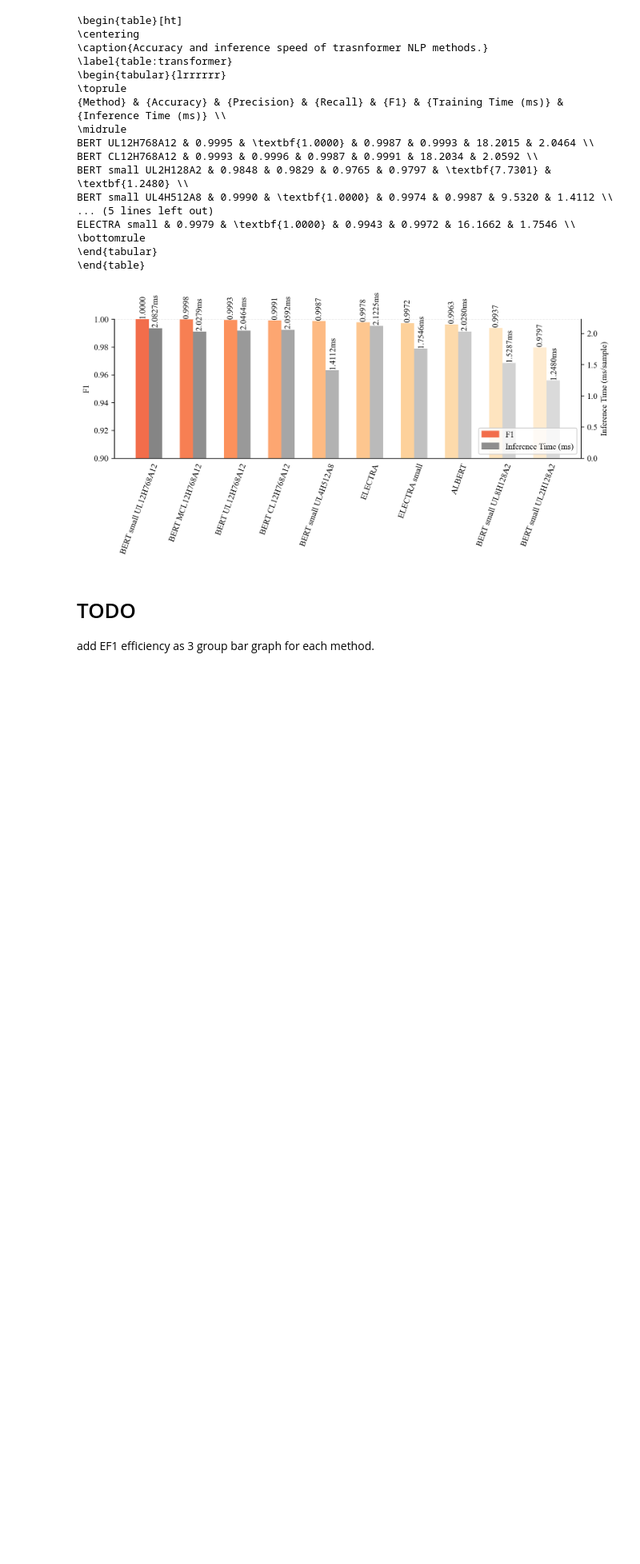
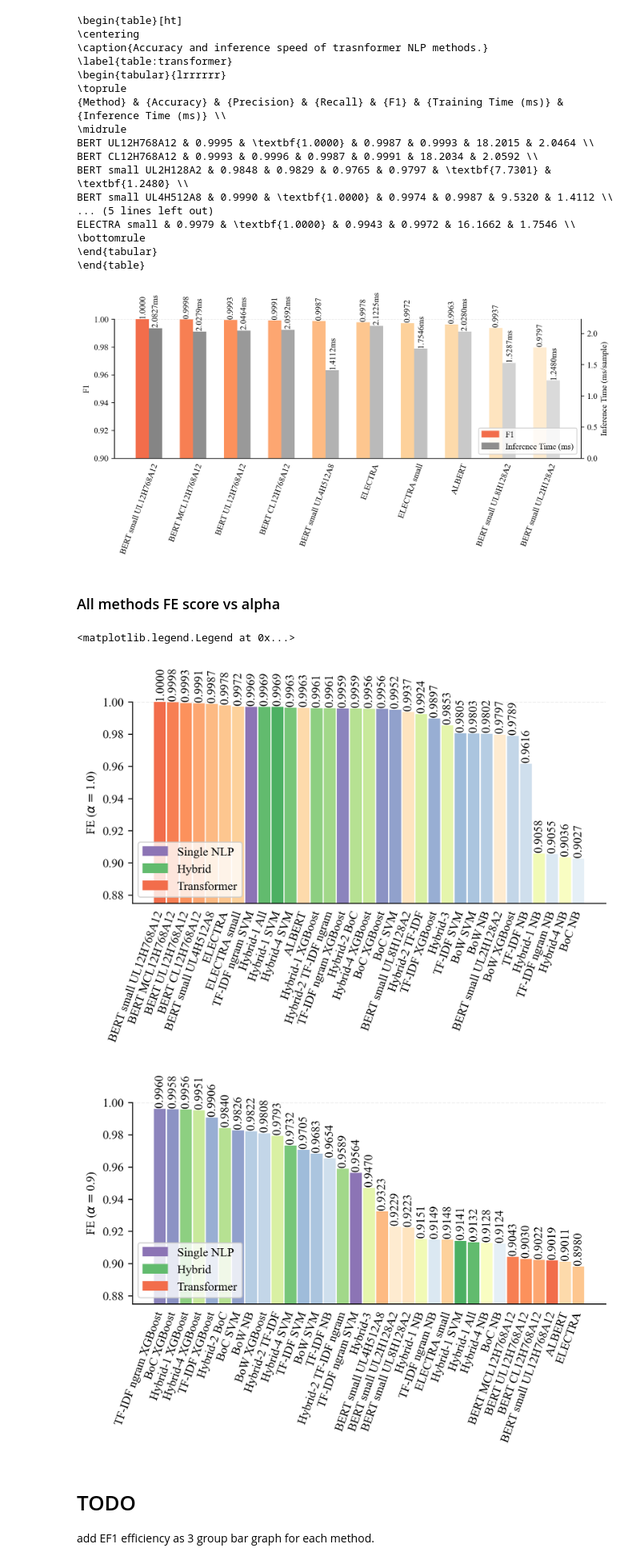
Before and after one commit to gdrlab/cascaded-sqli-detection, a Jupyter notebook: utils/tmp_color_schema.ipynb, the cells around one changed output. Shown at 80% size. Cells and saved outputs as stored; diff of their text form; code cells hidden in the pictures; blank space fills up the shorter version.

```diff
--- a/utils/tmp_color_schema.ipynb
+++ b/utils/tmp_color_schema.ipynb
@@ -599,6 +585,70 @@ if SAVE_OUTPUTS:
     ax.get_figure().savefig(figure_folder / current_figure_name)
 # %% [output]
 [figure]
+# %% [markdown]
+### All methods FE score vs alpha
+# %%
+#ALL FE comparison for different alpha
+from sklearn import preprocessing
+
+current_figure_name = 'all_nlp_FE_alphas.png'
+
+#df_small = df.sort_values(['category','f1'],ascending=[True, False])
+df_small = df.sort_values('f1',ascending=False)
+
+min_max_scaler = preprocessing.MinMaxScaler()
+x_scaled = min_max_scaler.fit_transform(1.0000 - df_small['testing time'].to_numpy().reshape(-1, 1))
+df_small['inference scaled'] = x_scaled
+
+alpha = 1.0
+#alpha=1.00 #emphasis on F1 rather than speed
+df_small['FE_100'] = alpha*df_small['f1'] + (1-alpha)*df_small['inference scaled']
+#print(df_small)
+alpha = 0.9
+df_small['FE_090'] = alpha*df_small['f1'] + (1-alpha)*df_small['inference scaled']
+
+df_small = rename_table_labels(df_small)
+
+
+
+# legend
+color_cat_1 = np.asarray(df_small[df_small['category']=='classic_ml']
+                         .head(1)['color'].values[0][0], dtype=np.float32)
+color_cat_2 = np.asarray(df_small[df_small['category']=='hybrid']
+                         .head(1)['color'].values[0][0], dtype=np.float32)
+color_cat_3 = np.asarray(df_small[df_small['category']=='transformer']
+                         .head(1)['color'].values[0][0], dtype=np.float32)
+legend_cat_1 = mpatches.Patch(color=color_cat_1, label='Single NLP')
+legend_cat_2 = mpatches.Patch(color=color_cat_2, label='Hybrid')
+legend_cat_3 = mpatches.Patch(color=color_cat_3, label='Transformer')
+
+# Figure
+fig, ax = plt.subplots(figsize=(7, 3))
+df_small = df_small.sort_values('FE_100',ascending=False)
+
+my_plot_bar(df_small,ax,'FE_100')
+plt.axhline(1, linestyle='--', linewidth=0.7, color=[0.9,0.9,0.9], zorder=0)
+
+ax.set_ylabel('FE'+ r' ($\alpha=$' + f'{1.0})')
+#ax.set_xlabel(r'$\alpha=$' + f'{alpha}')
+ax.set(ylim=(0.875, 1))
+ax.legend(handles=[legend_cat_1, legend_cat_2, legend_cat_3],  loc='lower left')
+
+
+#ax.get_figure().savefig(figure_folder / current_figure_name)
+
+fig, ax = plt.subplots(figsize=(7, 3))
+df_small = df_small.sort_values('FE_090',ascending=False)
+my_plot_bar(df_small,ax,'FE_090')
+plt.axhline(1, linestyle='--', linewidth=0.7, color=[0.9,0.9,0.9], zorder=0)
+ax.set_ylabel('FE'+ r' ($\alpha=$' + f'{0.9})')
+#ax.set_xlabel()
+ax.set(ylim=(0.875, 1))
+ax.legend(handles=[legend_cat_1, legend_cat_2, legend_cat_3],  loc='lower left')
+# %% [output]
+<matplotlib.legend.Legend at 0x...>
+[figure, added]
+[figure, added]
 # %% [markdown]
 # TODO
 add EF1 efficiency as 3 group bar graph for each method.
```
Also changed, not shown: parts of 4 cells of this notebook.
